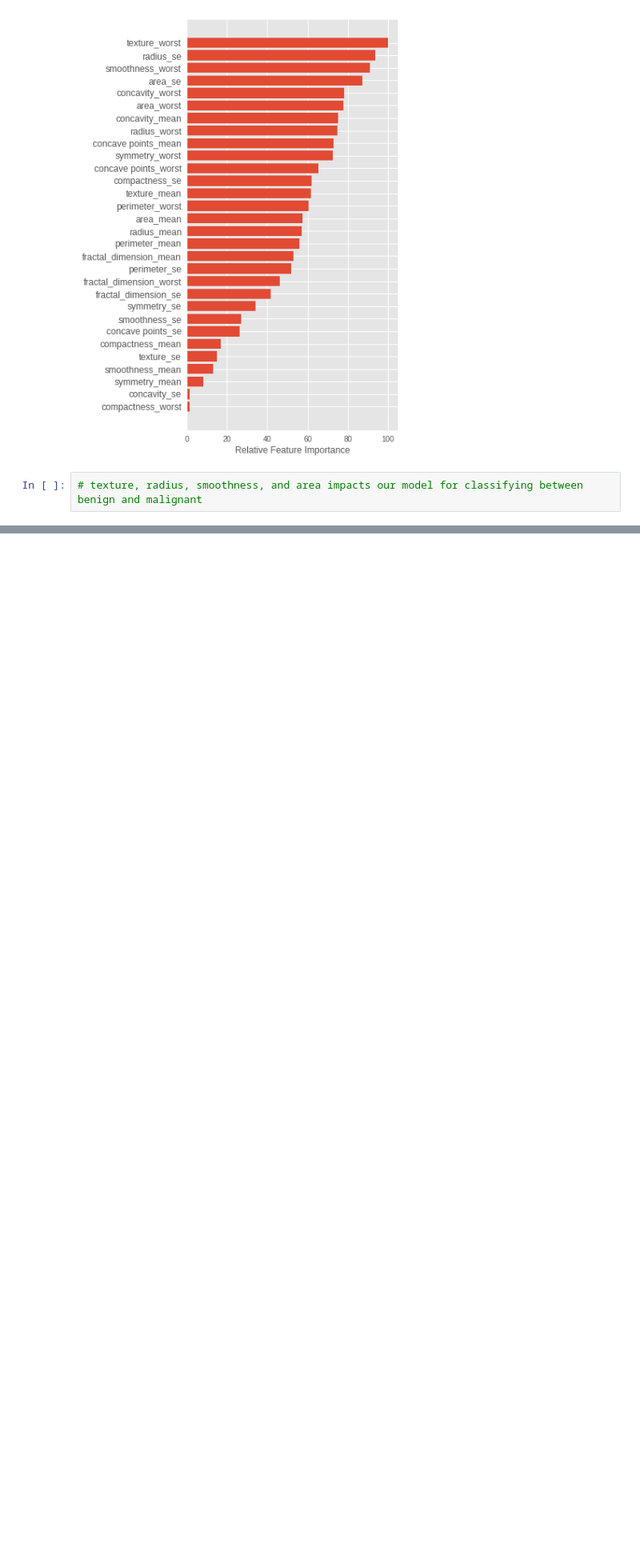
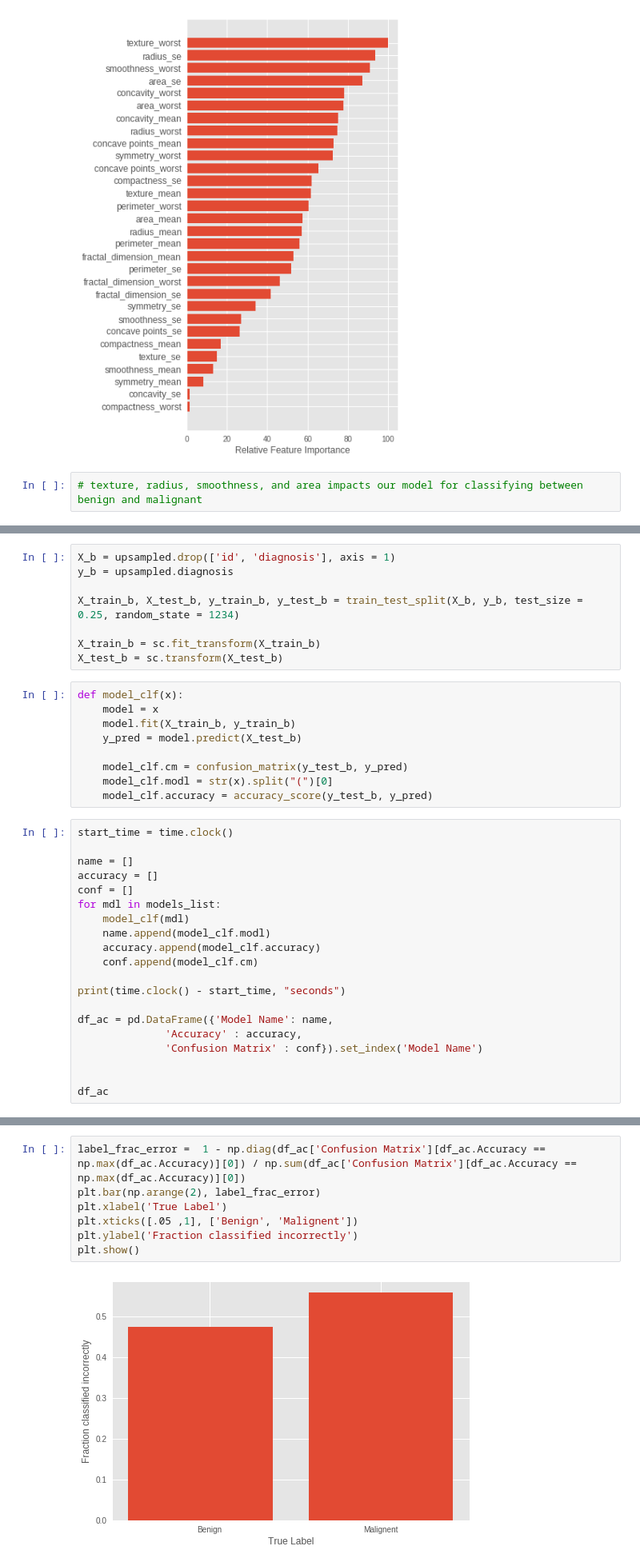
Before and after one commit to Nik8x/Breast_Cancer, a Jupyter notebook: Breast_Cancer.ipynb, the cells around one changed output, grey strips where cells are left out. Shown: that part at 80% size. Saved outputs shown, nothing was run; the diff lists cells and outputs as text; blank space fills up the shorter version.

```diff
--- a/Breast_Cancer.ipynb
+++ b/Breast_Cancer.ipynb
@@ -359,0 +432,37 @@ plt.show()
+# %%
+X_b = upsampled.drop(['id', 'diagnosis'], axis = 1)
+y_b = upsampled.diagnosis
+
+X_train_b, X_test_b, y_train_b, y_test_b = train_test_split(X_b, y_b, test_size = 0.25, random_state = 1234)
+
+X_train_b = sc.fit_transform(X_train_b)
+X_test_b = sc.transform(X_test_b)
+# %%
+def model_clf(x):
+    model = x
+    model.fit(X_train_b, y_train_b)
+    y_pred = model.predict(X_test_b)
+
+    model_clf.cm = confusion_matrix(y_test_b, y_pred)
+    model_clf.modl = str(x).split("(")[0]
+    model_clf.accuracy = accuracy_score(y_test_b, y_pred)
+# %%
+start_time = time.clock()
+
+name = []
+accuracy = []
+conf = []
+for mdl in models_list:
+    model_clf(mdl)
+    name.append(model_clf.modl)
+    accuracy.append(model_clf.accuracy)
+    conf.append(model_clf.cm)
+
+print(time.clock() - start_time, "seconds")
+
+df_ac = pd.DataFrame({'Model Name': name,
+              'Accuracy' : accuracy,
+              'Confusion Matrix' : conf}).set_index('Model Name')
+
+
+df_ac
@@ -359,0 +482,9 @@ plt.show()
+# %%
+label_frac_error =  1 - np.diag(df_ac['Confusion Matrix'][df_ac.Accuracy == np.max(df_ac.Accuracy)][0]) / np.sum(df_ac['Confusion Matrix'][df_ac.Accuracy == np.max(df_ac.Accuracy)][0])
+plt.bar(np.arange(2), label_frac_error)
+plt.xlabel('True Label')
+plt.xticks([.05 ,1], ['Benign', 'Malignent'])
+plt.ylabel('Fraction classified incorrectly')
+plt.show()
+# %% [output]
+[figure, added]
```
Also changed, not shown: parts of 16 cells of this notebook.
